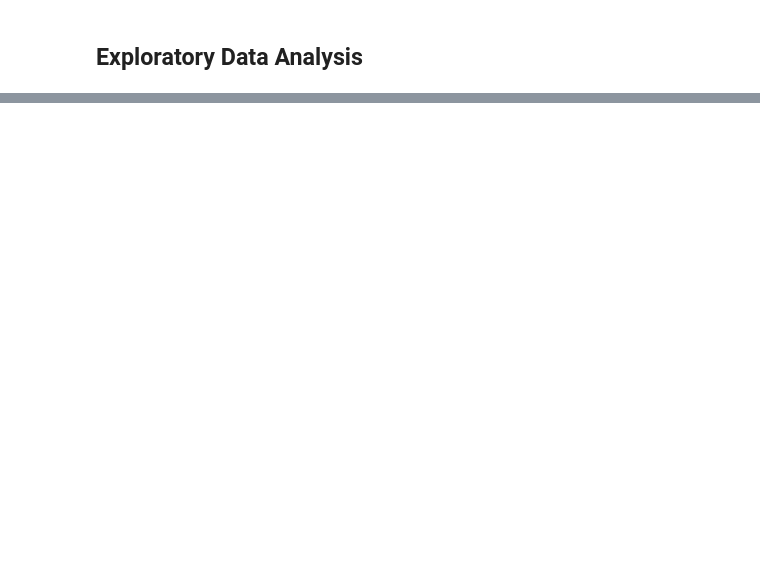
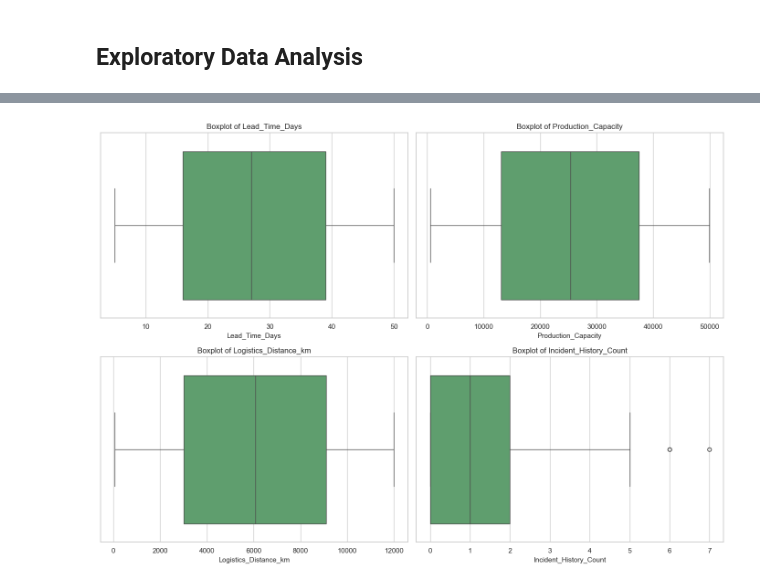
Before and after one commit to ansie27/Final-Year-Project-2025, a Jupyter notebook: notebooks/eda.ipynb, the cells around one changed output, grey strips where cells are left out. Saved outputs shown, nothing was run; the diff lists cells and outputs as text; code cells hidden in the pictures; blank space fills up the shorter version.

```diff
--- a/notebooks/eda.ipynb
+++ b/notebooks/eda.ipynb
@@ -172,0 +203,19 @@ memory usage: 1016.1+ KB
+# %%
+# Boxplots to inspect outliers
+boxplot_features = [
+    "Lead_Time_Days",
+    "Production_Capacity",
+    "Logistics_Distance_km",
+    "Incident_History_Count",
+]
+fig, axes = plt.subplots(2, 2, figsize=(14, 10))
+axes = axes.flatten()
+
+for feature, ax in zip(boxplot_features, axes):
+    sns.boxplot(x=raw_df[feature], ax=ax, color="#55A868")
+    ax.set_title(f"Boxplot of {feature}")
+
+plt.tight_layout()
+plt.show()
+# %% [output]
+[figure, added]
```
Also changed, not shown: parts of 24 cells of this notebook, 9 other files.
